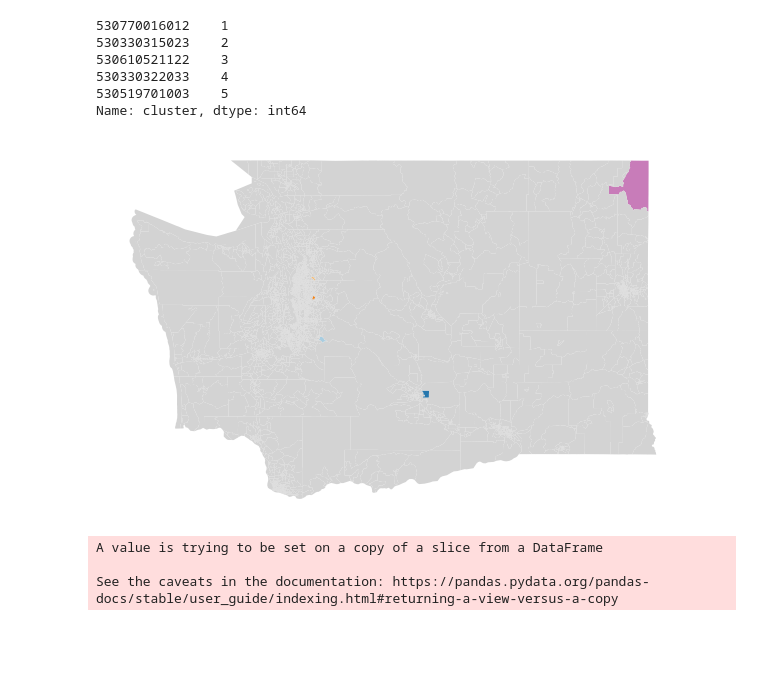
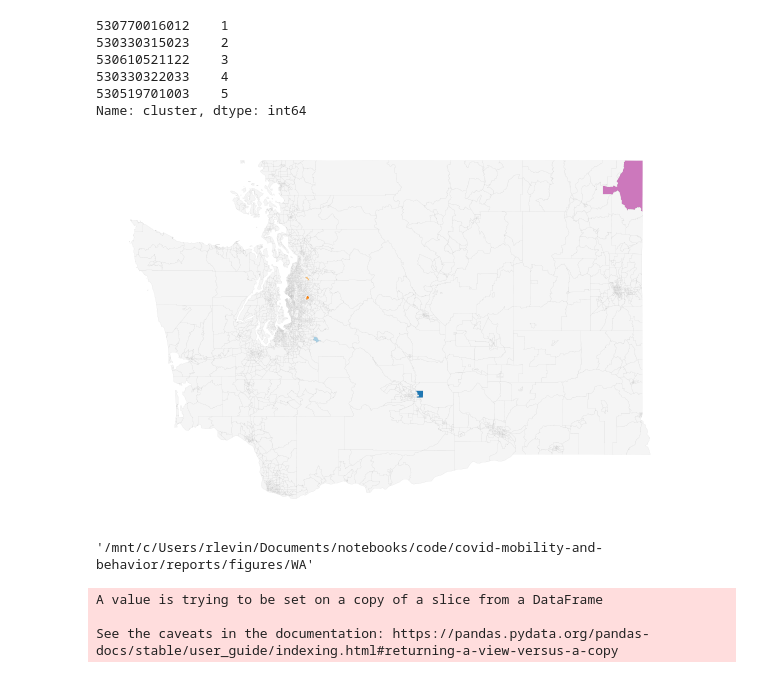
Before and after one commit to InstituteforDiseaseModeling/covid-mobility-and-behavior, a Jupyter notebook: notebooks/3-rlevin-SchematicFigure1.ipynb, the cells around one changed output. Cells and saved outputs as stored; diff of their text form; code cells hidden in the pictures; blank space fills up the shorter version.

```diff
--- a/notebooks/3-rlevin-SchematicFigure1.ipynb
+++ b/notebooks/3-rlevin-SchematicFigure1.ipynb
@@ -692,7 +1300,7 @@ spec = gridspec.GridSpec(ncols=NUM_COLS, nrows=NUM_STATES, width_ratios=[1, 1.1,
 # matplotlib.rc('font',family='Times New Roman')
 
 for row, state in enumerate(states):
-    SHAPE_PATH, FIGURE_PATH, RAW_DATA_PATH = define_paths(state)
+    SHAPE_PATH, FIGURE_PATH, RAW_DATA_PATH, INCOME_POPULATION_PATH = define_paths(state)
     print('STATE: ', state)
     analysis(state, method, method_kwargs, hyperparams_to_test, fig, spec, row, precomputed = True, separate = True, two_cols = False)
 # fig.subplots_adjust(hspace=0.15, wspace=0.05)
@@ -771,7 +1398,7 @@ friendly_cmap = ListedColormap(sns.color_palette(almost_sequential_pal, len(np.u
 # ind_to_plot = labels_wa.cluster != 5
 ax.scatter(SE_3D_wa['Mode 0'][ind_to_plot], SE_3D_wa['Mode 1'][ind_to_plot], SE_3D_wa['Mode 2'][ind_to_plot], c = labels_wa['cluster'][ind_to_plot].values, cmap = friendly_cmap_backgr, alpha = 0.5, zorder = 0, s=0.5)
 
-# _, X_3D_SE = viz_SE(X, labels_wa['cluster'].values, filename = None, alpha = 0.008, cbar = 'clustering', ax = ax, load_path =  os.path.join('obj', STATE), save_path = None)
+_, X_3D_SE = viz_SE(X, labels_wa['cluster'].values, filename = None, alpha = 0.008, cbar = 'clustering', ax = ax, load_path =  os.path.join('obj', STATE), save_path = None)
 if state == 'wa':
     ax.view_init(30, 200)
 if state == 'ga':
@@ -1030,13 +1667,53 @@ labels_wa.cluster[blocks].sort_values()
 530330322033    4
 530519701003    5
 Name: cluster, dtype: int64
+# %%
+def viz_cluster_map(colors, index_X, filename = None, title = None, cbar_label = None, cmap = None, ax = None, edgecolor = 'lightgrey', linewidth = 0.3, desat = 1):#, washington_ = washington_):
+#     FIGURES_PATH = '/home/rlevin/notebooks/notebooks/datadrivenmethodsforgemspoliocovid/reports/figures/'
+    #FIX THIS FOR OTHER STATES!
+#     sns.set_palette("tab10")
+    if cmap is not None:
+        almost_sequential_pal = ['#1f78b4','#a6cee3','#fdbf6f','#ff7f00', '#cc78bc']
+        friendly_cmap = ListedColormap(sns.color_palette(almost_sequential_pal, len(np.unique(colors)), desat = desat).as_hex())#'colorblind'
+    else:
+        friendly_cmap = None
+    washington = gpd.read_file(SHAPE_PATH)
+    washington_ = washington.copy()
+    washington_.GEOID = washington_.GEOID.astype('int')
+    washington_ = washington_.set_index('GEOID')
+
+
+    colors = pd.DataFrame(colors, columns = ['c'])
+    colors['block_ind'] = index_X
+    colors = colors.set_index('block_ind')
+    washington_['colormap'] = colors['c']
+    if ax is None:
+        fig, ax = plt.subplots(figsize=(12, 10))
+        ax.axis('off')
+        washington_.plot(column = 'colormap', ax = ax, legend = True, edgecolor="face", cmap = friendly_cmap, linewidth=linewidth, legend_kwds={'label': cbar_label,'orientation': "horizontal"})
+        ax.set(title= title)
+    else:
+        ax.axis('off')
+        washington_.plot(column = 'colormap', ax = ax, legend = False, edgecolor=edgecolor, cmap = friendly_cmap, linewidth=linewidth, missing_kwds={'color': 'whitesmoke'})
+        ax.set(title = title)
+#     cbar = ax[1]#.get_figure().get_axes()[1]
+#     ticks = np.sort(np.unique(colors))[::-1]
+#     cbar_clust = fig.colorbar(wa_plot, ticks = ticks)
+        # print('CHECK CBAR:', np.sort(np.unique(colors))[::-1])
+#     cbar.set_yticklabels(['Cluster ' + str(i) for i in ticks])
+    if filename is not None:
+        fig.savefig(filename + '.png', bbox_inches = 'tight')
 # %%
 fig = plt.figure(figsize = (5*7/3+2, 5*(6.25 - 0.77)/4))
 ax = fig.add_subplot(111)
-viz_cluster_map(labels_wa.loc[blocks].values, blocks, filename = None, title = None, cbar_label = None, cmap = 'clust', ax = ax, edgecolor = 'white', linewidth = 0.01)
+viz_cluster_map(labels_wa.loc[blocks].values, blocks, filename = None, title = None, cbar_label = None, cmap = 'clust', ax = ax, edgecolor = 'black', linewidth = 0.02)
 fig.savefig(os.path.join(FIGURE_PATH, state + 'SchematicFig1_map.png'), bbox_inches = 'tight',  pad_inches=0, dpi = 360)
 # %% [output]
-[figure, old version]
+[figure, new version]
+# %%
+FIGURE_PATH
+# %% [output]
+'/mnt/c/Users/rlevin/Documents/notebooks/code/covid-mobility-and-behavior/reports/figures/WA'
 # %%
 viz_blocks_on_the_map(candidate_df.block, colors = labels_wa.loc[candidate_df.block].values, name = 'blocks_of_interest', filename = None, cmap = 'clust')
 # %% [output]
```
Also changed, not shown: parts of 25 cells of this notebook, 50 other files.
